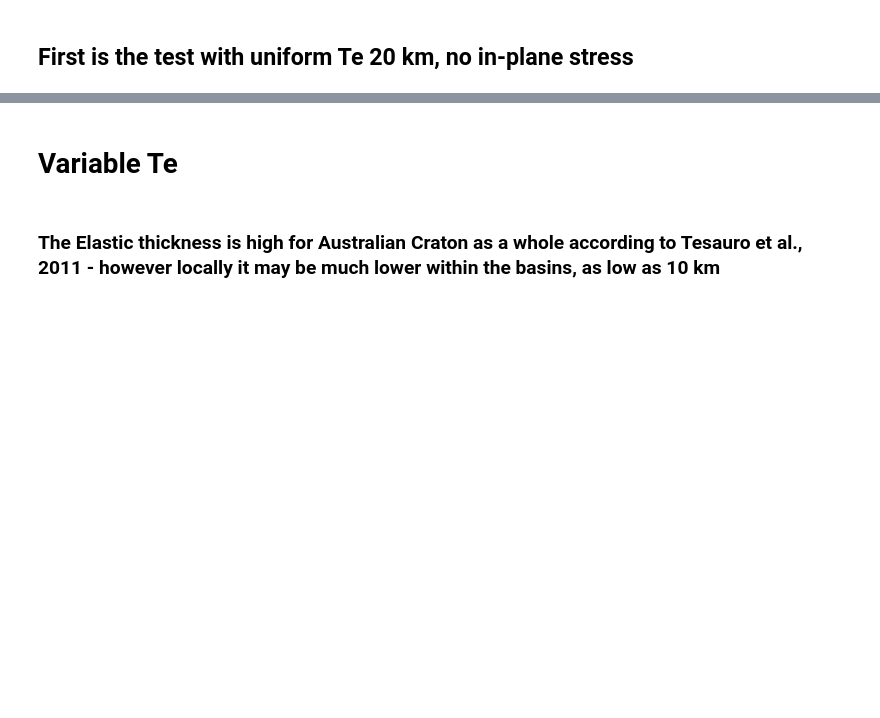
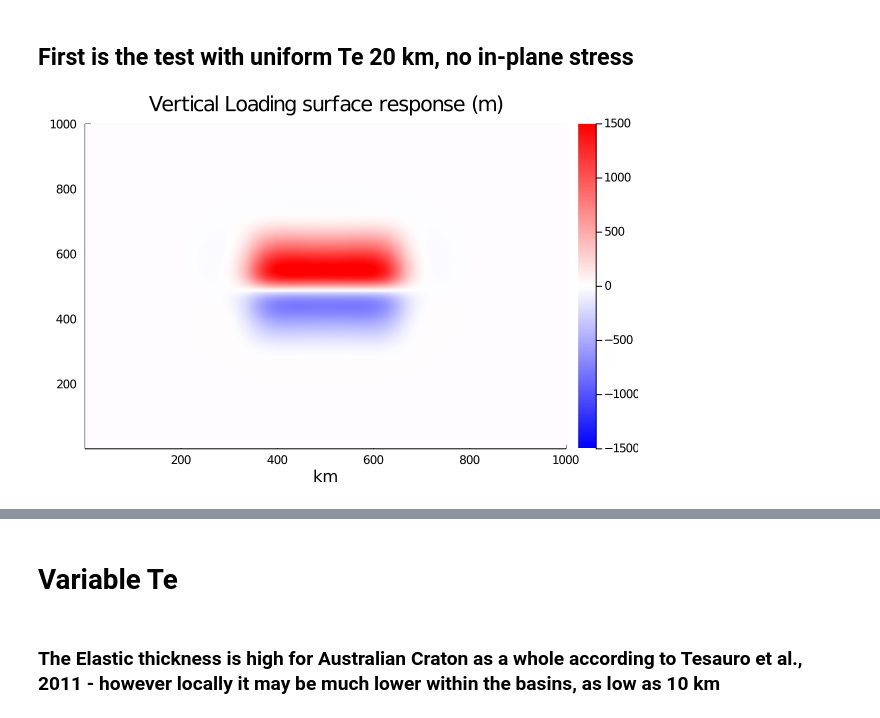
Before and after one commit to ruetg/IsoFlex, a Jupyter notebook: Aus_iso.ipynb, the cells around one changed output, grey strips where cells are left out. Cells and saved outputs as stored; diff of their text form; code cells hidden in the pictures; blank space fills up the shorter version.

```diff
--- a/Aus_iso.ipynb
+++ b/Aus_iso.ipynb
@@ -31,25 +33,27 @@ plot(p, plot(L[:,500],xlabel = ("km"), ylabel="m",title="Vertical transect"),siz
 # %%
 dy = 1000.0
 dx = 1000.0
 E = 100e9
 g = 9.81
 v = .25
 pm = 3300.0
 pc = 2750.0
 buffer = 0
 ncores = 5
 pw = 0
 firstiter=true
 Te = 10e3
 m,n = size(L);
 
 
 w_0 = IsoFlex.flexural(L;Te = Te, E = E, v = v, g = g, pm = pm, pc = pc, buffer = buffer, ncores = ncores, dy = dy, dx = dx)
 w_1 = IsoFlex.flexural(L;Te = Te, E = E, v = v, g = g, pm = pm, pc = pc, buffer = buffer, ncores = ncores, dy = dy, dx = dx,Ny= 10^12)
 w_3 = IsoFlex.flexural(L;Te = Te, E = E, v = v, g = g, pm = pm, pc = pc, buffer = buffer, ncores = ncores, dy = dy, dx = dx,Ny= 3* 10^12)
 w_10 = IsoFlex.flexural(L;Te = Te, E = E, v = v, g = g, pm = pm, pc = pc, buffer = buffer, ncores = ncores, dy = dy, dx = dx,Ny= 10* 10^12)
 
-heatmap(w_0,xlabel="km",title = "Vertical Loading surface response (m)",c=:bwr,clims=(-1500,1500))
+heatmap(w_0,xlabel="km",title = "Vertical Loading surface response (m)",c=:bwr,clims=(-1500,1500),fmt = :png)
+# %% [output]
+[figure, added]
 # %%
 v1 = w_1-w_0
 v3 = w_3-w_0
```
Also changed, not shown: parts of 7 cells of this notebook, 1 other file.
